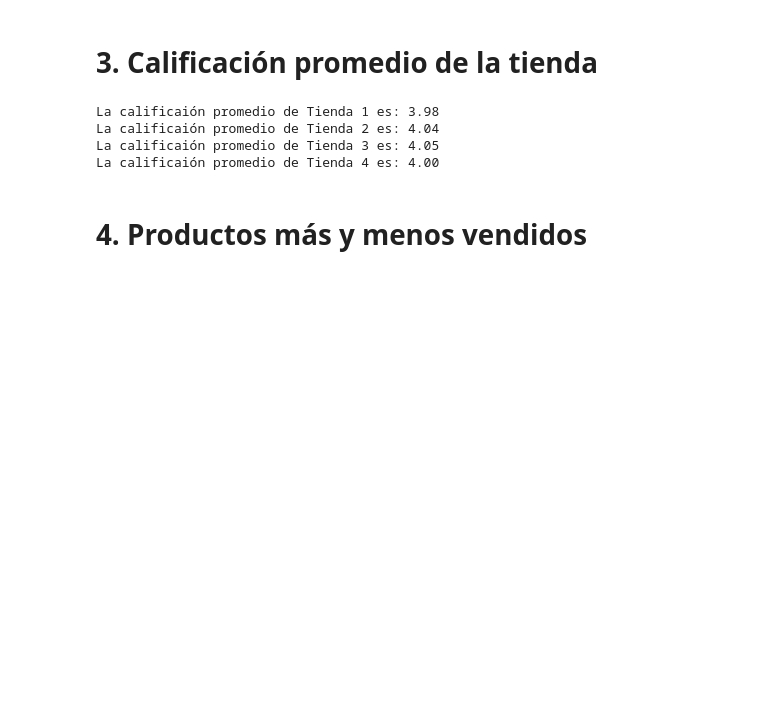
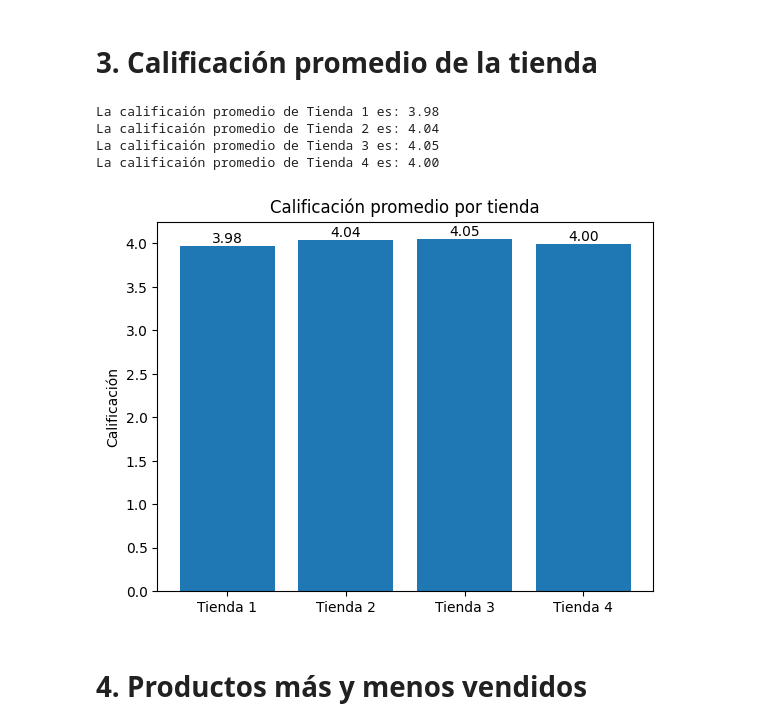
Before and after one commit to abiquintana/challenge1_data_science, a Jupyter notebook: Challenge1.ipynb, the cells around one changed output. Cells and saved outputs as stored; diff of their text form; code cells hidden in the pictures; blank space fills up the shorter version.

```diff
--- a/Challenge1.ipynb
+++ b/Challenge1.ipynb
@@ -98,6 +139,24 @@ La calificaión promedio de Tienda 1 es: 3.98
 La calificaión promedio de Tienda 2 es: 4.04
 La calificaión promedio de Tienda 3 es: 4.05
 La calificaión promedio de Tienda 4 es: 4.00
+# %%
+nombres = []
+promedios = []
+
+for nombre, tienda in lista_tiendas:
+    nombres.append(nombre)
+    promedios.append(tienda['Calificación'].mean())
+
+
+plt.bar(nombres,promedios)
+for i, valor in enumerate(promedios):
+    plt.text(i, valor, f'{valor:,.2f}', ha='center', va='bottom', fontsize=10)
+
+plt.title('Calificación promedio por tienda')
+plt.ylabel('Calificación')
+plt.show()
+# %% [output]
+[figure, added]
 # %% [markdown]
 # 4. Productos más y menos vendidos
 # %% [markdown]
```
Also changed, not shown: parts of 15 cells of this notebook.
